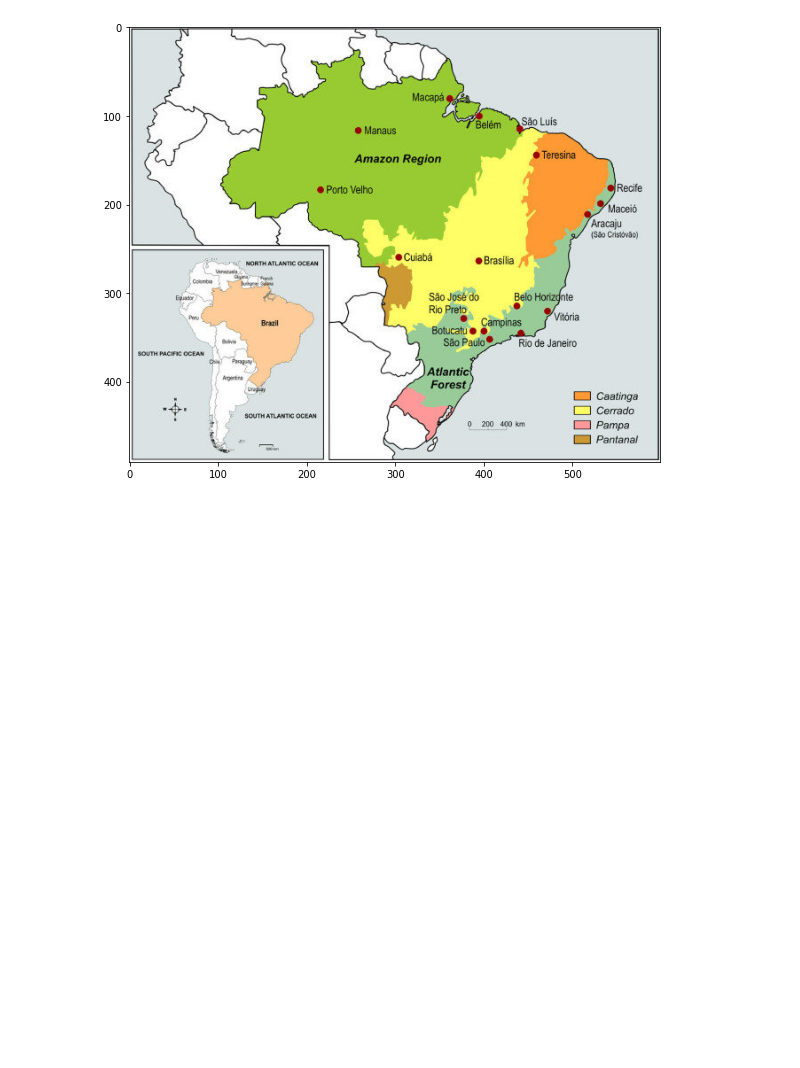
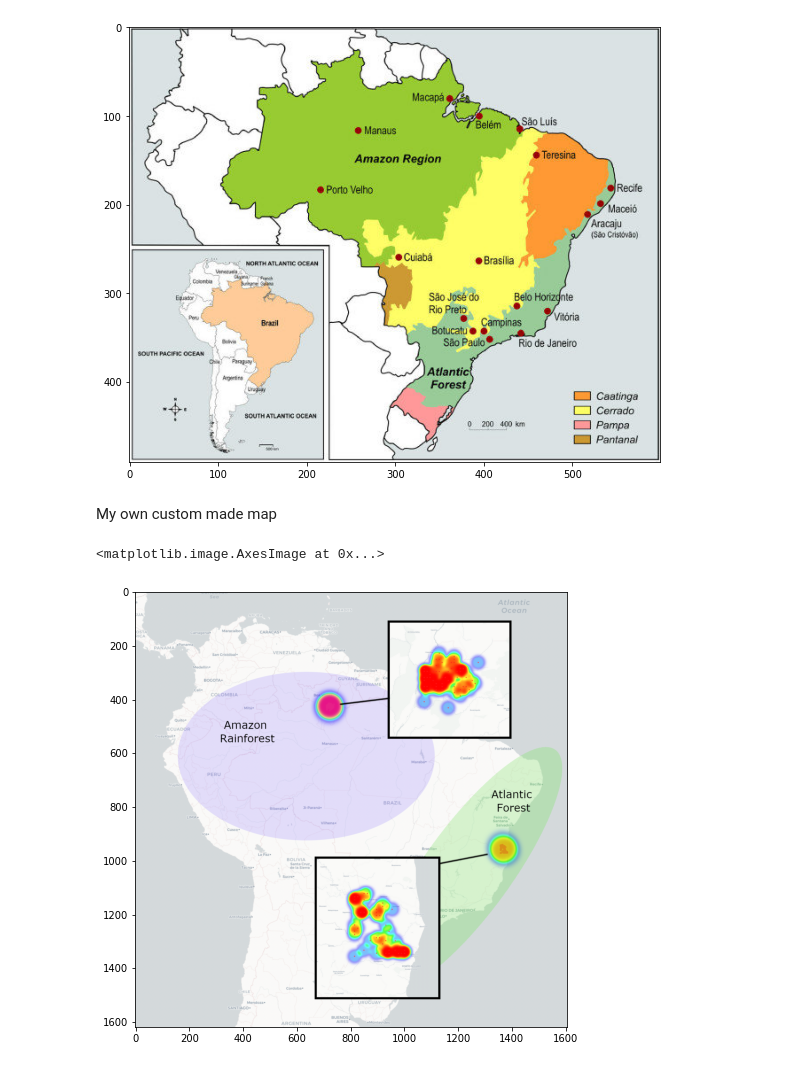
Before and after one commit to davej23/attention-mechanism-unet, a Jupyter notebook: Figures.ipynb, the cells around one changed output. Saved outputs shown, nothing was run; the diff lists cells and outputs as text; code cells hidden in the pictures; blank space fills up the shorter version.

```diff
--- a/Figures.ipynb
+++ b/Figures.ipynb
@@ -1124,3 +1123,11 @@ ax.imshow(plt.imread('amazon-atlantic-forest-mapjpg.jpg'))
 # %% [output]
 <matplotlib.image.AxesImage at 0x...>
 [figure]
+# %% [markdown]
+My own custom made map
+# %%
+fig, ax = plt.subplots(figsize=(12,8))
+ax.imshow(plt.imread('Amazon-Map.png'))
+# %% [output]
+<matplotlib.image.AxesImage at 0x...>
+[figure, added]
```
Also changed, not shown: parts of 1 cell of this notebook.
